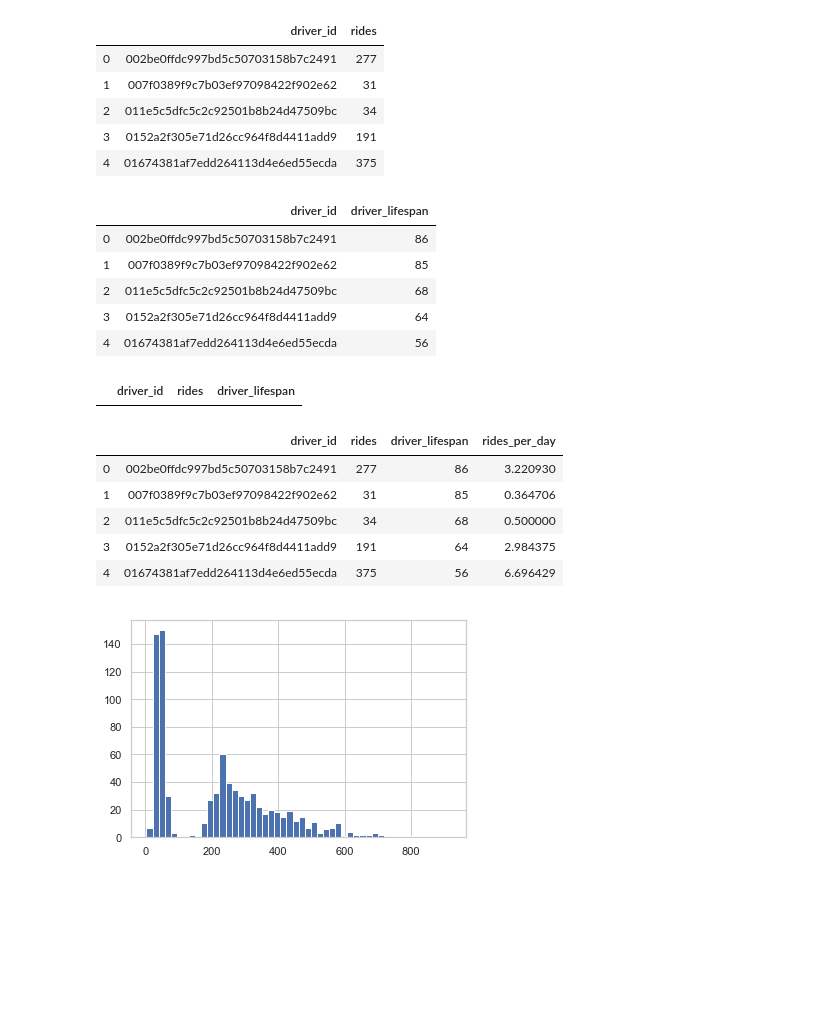
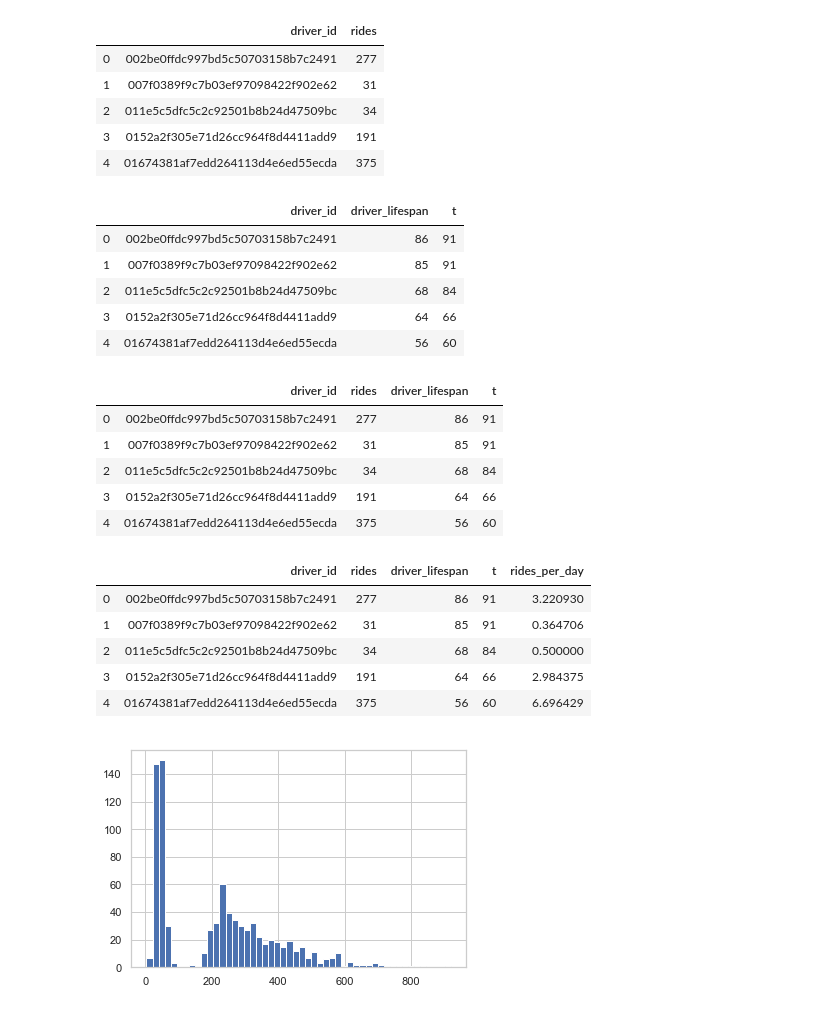
Before and after one commit to SallyPoon/LyftDS, a Jupyter notebook: Predictive modeling.ipynb, the cells around one changed output. Saved outputs shown, nothing was run; the diff lists cells and outputs as text; code cells hidden in the pictures; blank space fills up the shorter version.

Commit message:
Lifetime value????

```diff
--- a/Predictive modeling.ipynb
+++ b/Predictive modeling.ipynb
@@ -251,3 +252,14 @@ driver_ridedates['056175954c78be4c4de7e80167b7e1f9']
 driver_ridedates['056175954c78be4c4de7e80167b7e1f9']
 # %% [output]
 ['empty']
+# %%
+end = datetime.datetime(2016, 6, 28, 0, 0)
+
+t = {}
+for driver_id in df['driver_id']:
+    if driver_ridedates[driver_id] == ['empty']:
+        t[driver_id] = 0
+    else:
+        t[driver_id] = ((abs(driver_ridedates[driver_id][0]
+                                         - end))).days
+t.values()
@@ -298,5 +312,7 @@ driver_status_distance_df['driver_id'] = list(driver_status_distance)
 
 driver_status_distance_df['driver_lifespan'] = list(driver_status_distance.values())
 
+driver_status_distance_df['t'] = list(t.values())
+
 driver_status_distance_df.head()
 # %% [output]
@@ -423,20 +437,24 @@ df.head()
 # %%
 driver_status_distance_df.head()
 # %% [output]
-|  | driver_id | driver_lifespan |
-| 0 | 002be0ffdc997bd5c50703158b7c2491 | 86 |
-| 1 | 007f0389f9c7b03ef97098422f902e62 | 85 |
-| 2 | 011e5c5dfc5c2c92501b8b24d47509bc | 68 |
-| 3 | 0152a2f305e71d26cc964f8d4411add9 | 64 |
-| 4 | 01674381af7edd264113d4e6ed55ecda | 56 |
+|  | driver_id | driver_lifespan | t |
+| 0 | 002be0ffdc997bd5c50703158b7c2491 | 86 | 91 |
+| 1 | 007f0389f9c7b03ef97098422f902e62 | 85 | 91 |
+| 2 | 011e5c5dfc5c2c92501b8b24d47509bc | 68 | 84 |
+| 3 | 0152a2f305e71d26cc964f8d4411add9 | 64 | 66 |
+| 4 | 01674381af7edd264113d4e6ed55ecda | 56 | 60 |
 # %%
 # Create a dataframe with the range of onboard to most recent ride &
 # the number of rides each driver has given
 rides_per_day = pd.merge(df,driver_status_distance_df, on = 'driver_id', how = 'inner')
 rides_per_day.head()
-rides_per_day[rides_per_day['driver_lifespan'] == 0]
 # %% [output]
-|  | driver_id | rides | driver_lifespan |
+|  | driver_id | rides | driver_lifespan | t |
+| 0 | 002be0ffdc997bd5c50703158b7c2491 | 277 | 86 | 91 |
+| 1 | 007f0389f9c7b03ef97098422f902e62 | 31 | 85 | 91 |
+| 2 | 011e5c5dfc5c2c92501b8b24d47509bc | 34 | 68 | 84 |
+| 3 | 0152a2f305e71d26cc964f8d4411add9 | 191 | 64 | 66 |
+| 4 | 01674381af7edd264113d4e6ed55ecda | 375 | 56 | 60 |
 # %%
 # Add a new column that averages the number of rides a driver has per day
 
@@ -444,12 +462,12 @@ rides_per_day['rides_per_day'] = (rides_per_day['rides'] / rides_per_day['driver
 
 rides_per_day.head()
 # %% [output]
-|  | driver_id | rides | driver_lifespan | rides_per_day |
-| 0 | 002be0ffdc997bd5c50703158b7c2491 | 277 | 86 | 3.220930 |
-| 1 | 007f0389f9c7b03ef97098422f902e62 | 31 | 85 | 0.364706 |
-| 2 | 011e5c5dfc5c2c92501b8b24d47509bc | 34 | 68 | 0.500000 |
-| 3 | 0152a2f305e71d26cc964f8d4411add9 | 191 | 64 | 2.984375 |
-| 4 | 01674381af7edd264113d4e6ed55ecda | 375 | 56 | 6.696429 |
+|  | driver_id | rides | driver_lifespan | t | rides_per_day |
+| 0 | 002be0ffdc997bd5c50703158b7c2491 | 277 | 86 | 91 | 3.220930 |
+| 1 | 007f0389f9c7b03ef97098422f902e62 | 31 | 85 | 91 | 0.364706 |
+| 2 | 011e5c5dfc5c2c92501b8b24d47509bc | 34 | 68 | 84 | 0.500000 |
+| 3 | 0152a2f305e71d26cc964f8d4411add9 | 191 | 64 | 66 | 2.984375 |
+| 4 | 01674381af7edd264113d4e6ed55ecda | 375 | 56 | 60 | 6.696429 |
 # %%
 rides_per_day
 
```
Also changed, not shown: parts of 22 cells of this notebook, 1 other file.
